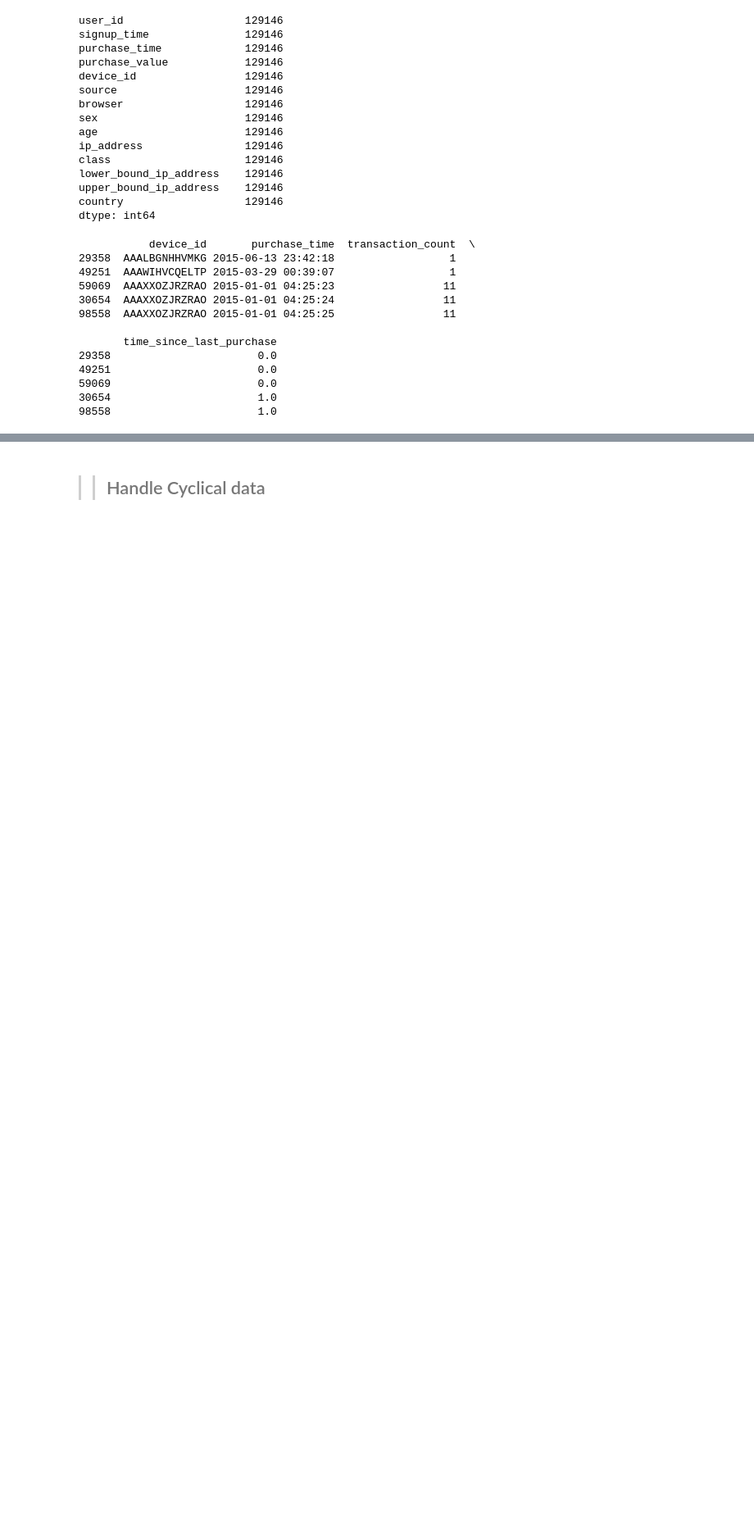
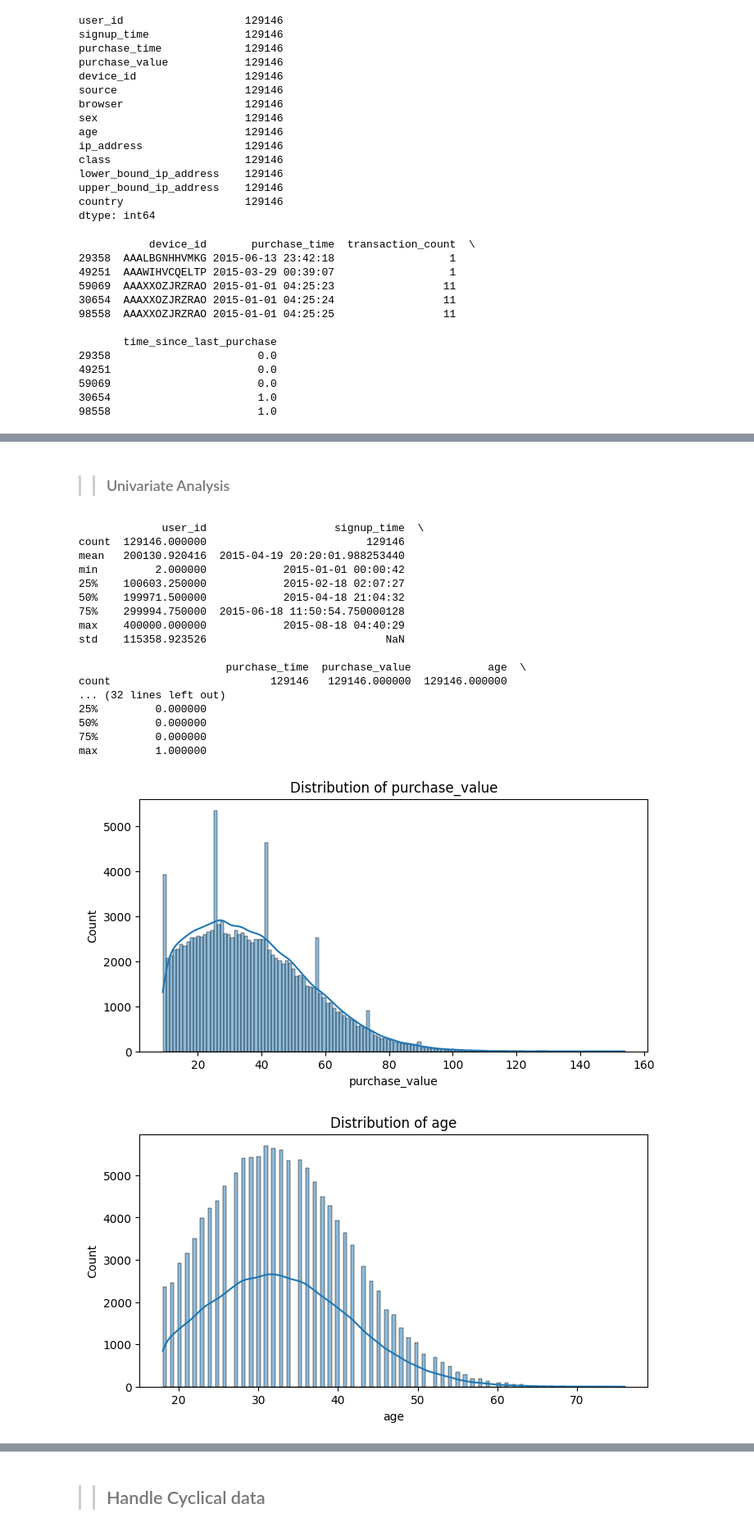
Before and after one commit to amannnnnyyyy/Fraud-detection-for-e-commerce-and-bank-transactions, a Jupyter notebook: notebooks/fraud_detection.ipynb, the cells around one changed output, grey strips where cells are left out. Shown at 82% size. Drawn from its saved outputs; the diff is of its cells as text; code cells hidden in the pictures; blank space fills up the shorter version.

```diff
--- a/notebooks/fraud_detection.ipynb
+++ b/notebooks/fraud_detection.ipynb
@@ -190,0 +195,50 @@ print(merged_data[['device_id', 'purchase_time', 'transaction_count', 'time_sinc
+# %% [markdown]
+>> ### Univariate Analysis
+# %%
+import matplotlib.pyplot as plt
+import seaborn as sns
+
+# Summary statistics for numerical columns
+print(merged_data.describe())
+
+# Summary statistics for categorical columns
+print(merged_data[['source', 'browser', 'sex', 'country', 'device_id','class']].describe())
+
+# Plotting univariate distributions for numerical features
+numerical_columns = ['purchase_value', 'age', 'transaction_count', 'time_since_last_purchase']
+
+for col in numerical_columns:
+    plt.figure(figsize=(8, 4))
+    sns.histplot(merged_data[col], kde=True)
+    plt.title(f'Distribution of {col}')
+    plt.show()
+
+# Bar plots for categorical features
+categorical_columns = ['source', 'browser', 'sex', 'class']
+
+for col in categorical_columns:
+    plt.figure(figsize=(8, 4))
+    sns.countplot(data=merged_data, x=col)
+    plt.title(f'Count of {col}')
+    plt.xticks(rotation=45)
+    plt.show()
+# %% [output]
+             user_id                    signup_time  \
+count  129146.000000                         129146
+mean   200130.920416  2015-04-19 20:20:01.988253440
+min         2.000000            2015-01-01 00:00:42
+25%    100603.250000            2015-02-18 02:07:27
+50%    199971.500000            2015-04-18 21:04:32
+75%    299994.750000  2015-06-18 11:50:54.750000128
+max    400000.000000            2015-08-18 04:40:29
+std    115358.923526                            NaN
+
+                       purchase_time  purchase_value            age  \
+count                         129146   129146.000000  129146.000000
+... (32 lines left out)
+25%         0.000000
+50%         0.000000
+75%         0.000000
+max         1.000000
+[figure, added]
+[figure, added]
```
Also changed, not shown: parts of 32 cells of this notebook.
